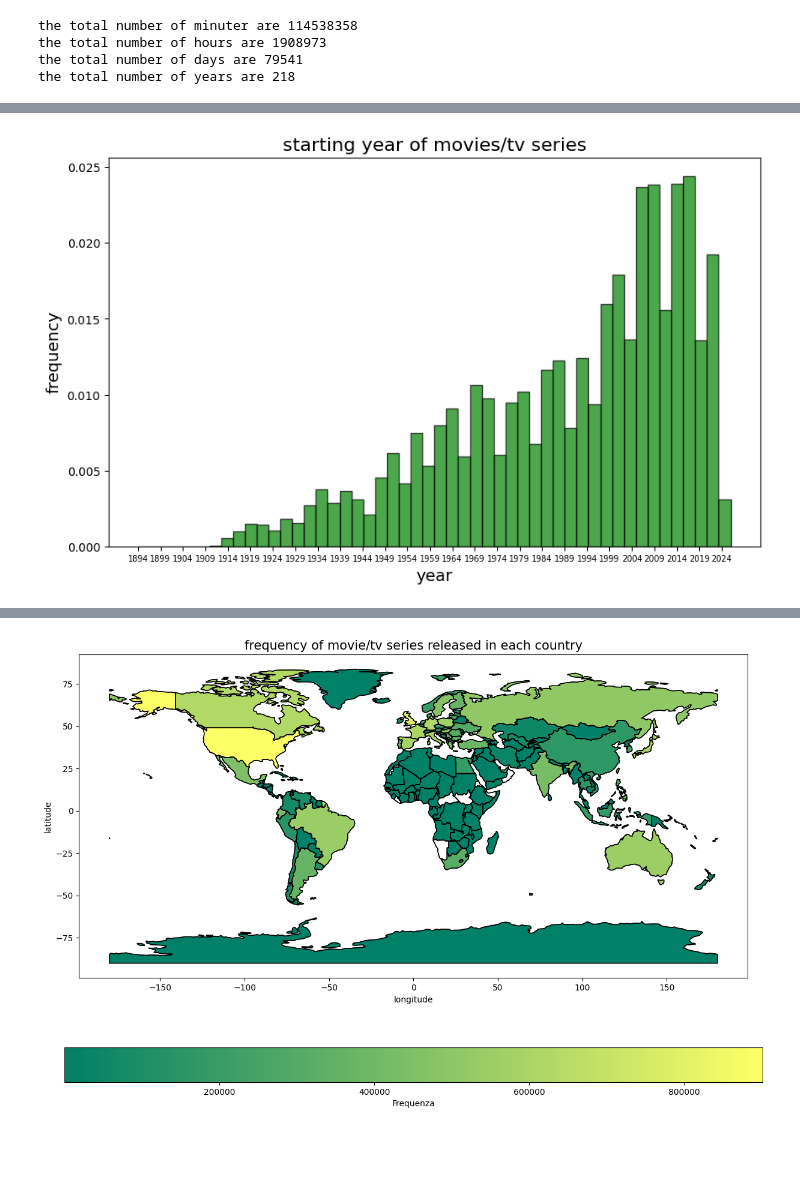
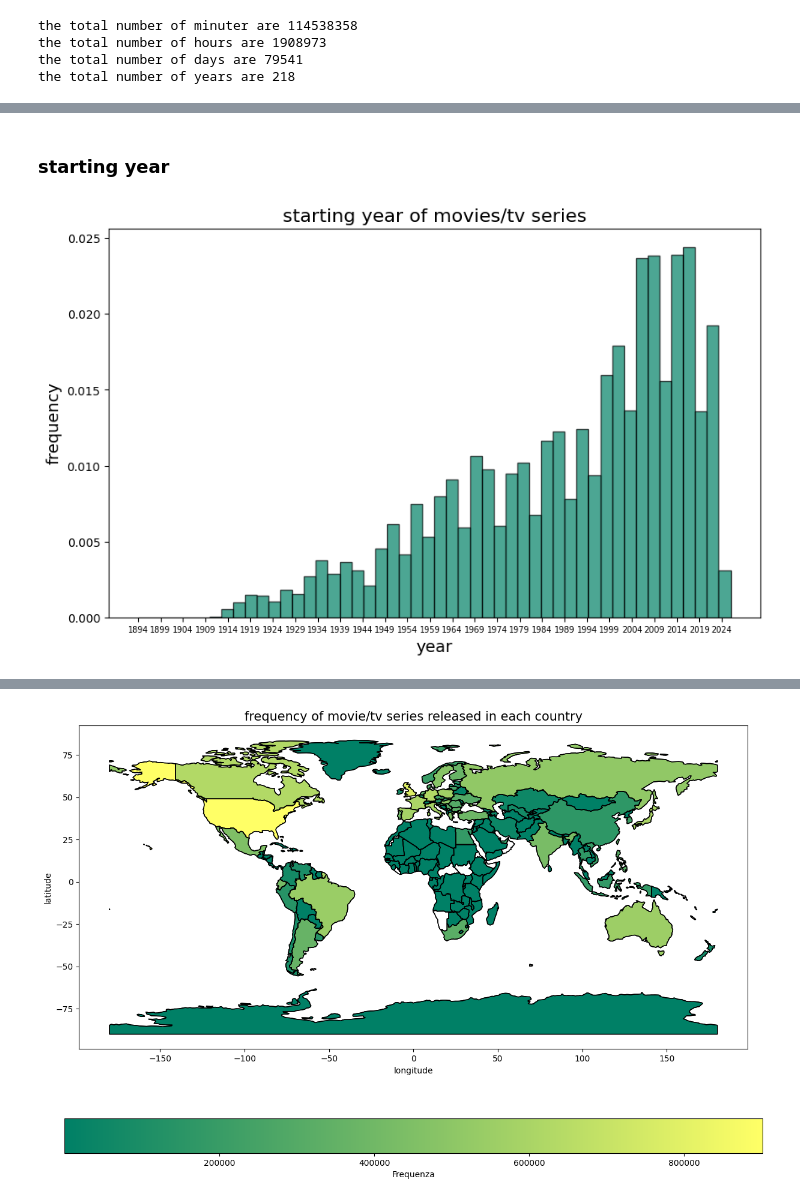
Before and after one commit to depa-tto/Python-project-exam, a Jupyter notebook: Py_project_DePatto.ipynb, the cells around one changed output, grey strips where cells are left out. Cells and saved outputs as stored; diff of their text form; code cells hidden in the pictures; blank space fills up the shorter version.

Commit message:
add plots

```diff
--- a/Py_project_DePatto.ipynb
+++ b/Py_project_DePatto.ipynb
@@ -87,11 +116,13 @@ the total number of years are 218
+# %% [markdown]
+### starting year
 # %%
 plt.figure(figsize=(10, 6))
-plt.hist(game_set['start_year'], bins=50, color='green', alpha=0.7, edgecolor='black', density=True)
+plt.hist(game_set['start_year'], bins=50, color='#008066', alpha=0.7, edgecolor='black', density=True)
 plt.title('starting year of movies/tv series', fontsize=16)
 plt.xlabel('year', fontsize=14)
 plt.ylabel('frequency', fontsize=14)
 plt.xticks(np.arange(game_set['start_year'].min(), game_set['start_year'].max(), step=5), fontsize=7)
 plt.grid(False)
 plt.show()
 # %% [output]
-[figure, old version]
+[figure, new version]
```
Also changed, not shown: parts of 29 cells of this notebook, 1 other file.
